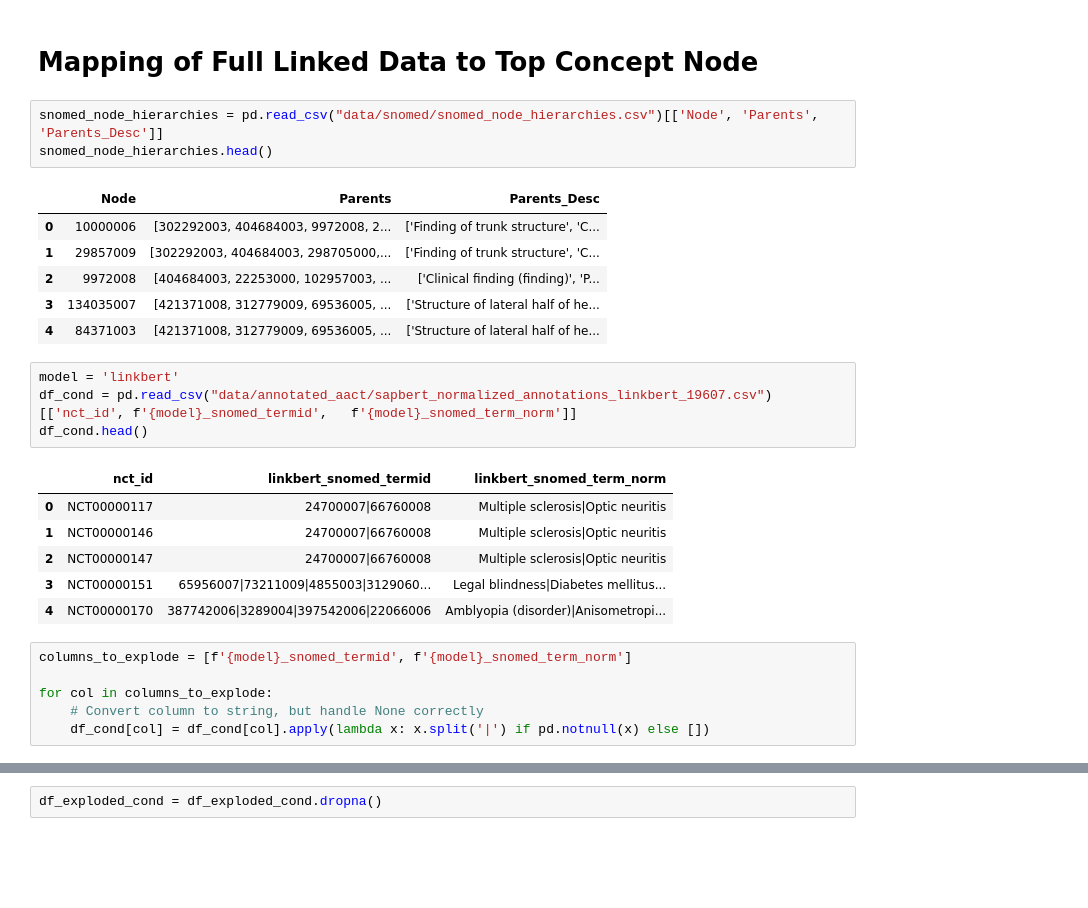
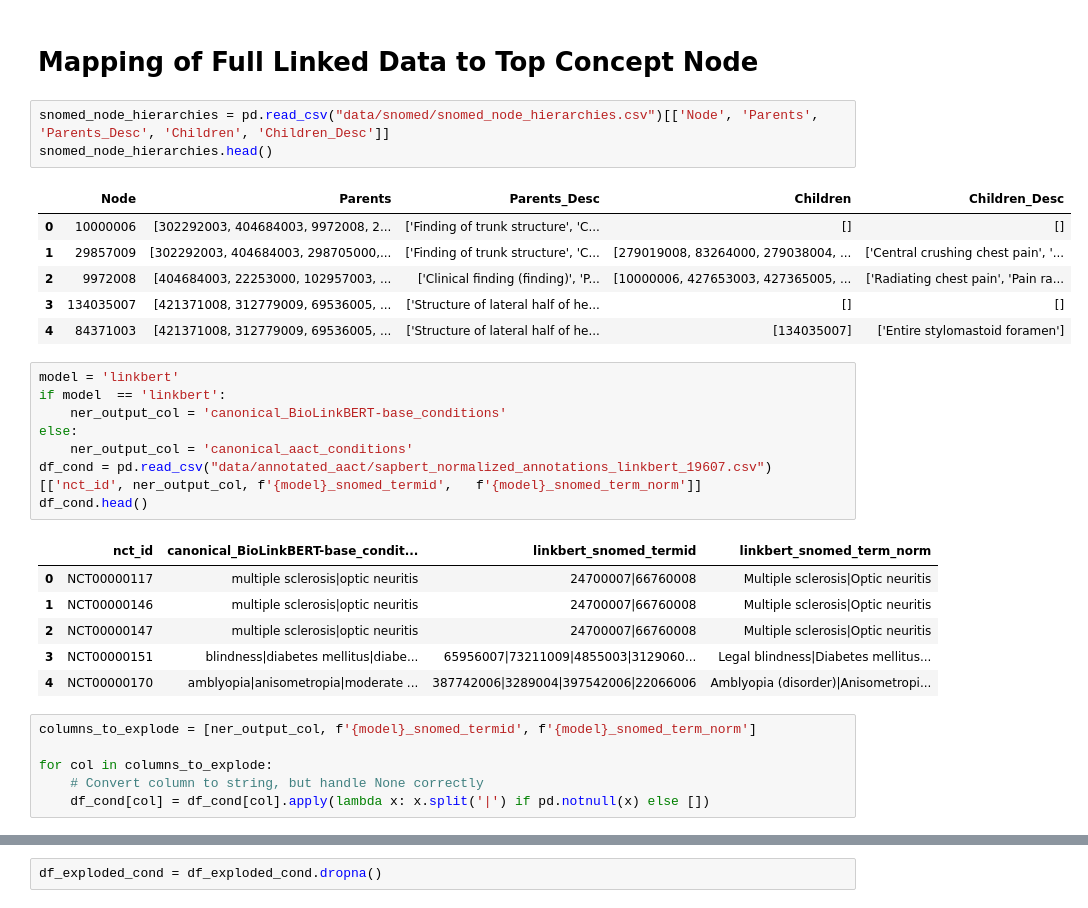
Before and after one commit to Ineichen-Group/NeuroTrialAnalysis, a Jupyter notebook: 03-sapbert-snomed-linking.ipynb, the cells around one changed output, grey strips where cells are left out. Cells and saved outputs as stored; diff of their text form; blank space fills up the shorter version.

```diff
--- a/03-sapbert-snomed-linking.ipynb
+++ b/03-sapbert-snomed-linking.ipynb
@@ -891,28 +922,32 @@ snomed['721997002'], snomed.predecessors('721997002'), snomed['372521009'], snom
 # %% [markdown]
 # Mapping of Full Linked Data to Top Concept Node
 # %%
-snomed_node_hierarchies = pd.read_csv("data/snomed/snomed_node_hierarchies.csv")[['Node', 'Parents', 'Parents_Desc']]
+snomed_node_hierarchies = pd.read_csv("data/snomed/snomed_node_hierarchies.csv")[['Node', 'Parents', 'Parents_Desc', 'Children', 'Children_Desc']]
 snomed_node_hierarchies.head()
 # %% [output]
-|  | Node | Parents | Parents_Desc |
-| 0 | 10000006 | [302292003, 404684003, 9972008, 2... | ['Finding of trunk structure', 'C... |
-| 1 | 29857009 | [302292003, 404684003, 298705000,... | ['Finding of trunk structure', 'C... |
-| 2 | 9972008 | [404684003, 22253000, 102957003, ... | ['Clinical finding (finding)', 'P... |
-| 3 | 134035007 | [421371008, 312779009, 69536005, ... | ['Structure of lateral half of he... |
-| 4 | 84371003 | [421371008, 312779009, 69536005, ... | ['Structure of lateral half of he... |
+|  | Node | Parents | Parents_Desc | Children | Children_Desc |
+| 0 | 10000006 | [302292003, 404684003, 9972008, 2... | ['Finding of trunk structure', 'C... | [] | [] |
+| 1 | 29857009 | [302292003, 404684003, 298705000,... | ['Finding of trunk structure', 'C... | [279019008, 83264000, 279038004, ... | ['Central crushing chest pain', '... |
+| 2 | 9972008 | [404684003, 22253000, 102957003, ... | ['Clinical finding (finding)', 'P... | [10000006, 427653003, 427365005, ... | ['Radiating chest pain', 'Pain ra... |
+| 3 | 134035007 | [421371008, 312779009, 69536005, ... | ['Structure of lateral half of he... | [] | [] |
+| 4 | 84371003 | [421371008, 312779009, 69536005, ... | ['Structure of lateral half of he... | [134035007] | ['Entire stylomastoid foramen'] |
 # %%
 model = 'linkbert'
-df_cond = pd.read_csv("data/annotated_aact/sapbert_normalized_annotations_linkbert_19607.csv")[['nct_id', f'{model}_snomed_termid',	f'{model}_snomed_term_norm']]
+if model  == 'linkbert':
+    ner_output_col = 'canonical_BioLinkBERT-base_conditions'
+else:
+    ner_output_col = 'canonical_aact_conditions'
+df_cond = pd.read_csv("data/annotated_aact/sapbert_normalized_annotations_linkbert_19607.csv")[['nct_id', ner_output_col, f'{model}_snomed_termid',	f'{model}_snomed_term_norm']]
 df_cond.head()
 # %% [output]
-|  | nct_id | linkbert_snomed_termid | linkbert_snomed_term_norm |
-| 0 | NCT00000117 | 24700007|66760008 | Multiple sclerosis|Optic neuritis |
-| 1 | NCT00000146 | 24700007|66760008 | Multiple sclerosis|Optic neuritis |
-| 2 | NCT00000147 | 24700007|66760008 | Multiple sclerosis|Optic neuritis |
-| 3 | NCT00000151 | 65956007|73211009|4855003|3129060... | Legal blindness|Diabetes mellitus... |
-| 4 | NCT00000170 | 387742006|3289004|397542006|22066006 | Amblyopia (disorder)|Anisometropi... |
+|  | nct_id | canonical_BioLinkBERT-base_condit... | linkbert_snomed_termid | linkbert_snomed_term_norm |
+| 0 | NCT00000117 | multiple sclerosis|optic neuritis | 24700007|66760008 | Multiple sclerosis|Optic neuritis |
+| 1 | NCT00000146 | multiple sclerosis|optic neuritis | 24700007|66760008 | Multiple sclerosis|Optic neuritis |
+| 2 | NCT00000147 | multiple sclerosis|optic neuritis | 24700007|66760008 | Multiple sclerosis|Optic neuritis |
+| 3 | NCT00000151 | blindness|diabetes mellitus|diabe... | 65956007|73211009|4855003|3129060... | Legal blindness|Diabetes mellitus... |
+| 4 | NCT00000170 | amblyopia|anisometropia|moderate ... | 387742006|3289004|397542006|22066006 | Amblyopia (disorder)|Anisometropi... |
 # %%
-columns_to_explode = [f'{model}_snomed_termid',	f'{model}_snomed_term_norm']
+columns_to_explode = [ner_output_col, f'{model}_snomed_termid',	f'{model}_snomed_term_norm']
 
 for col in columns_to_explode:
     # Convert column to string, but handle None correctly
```
Also changed, not shown: parts of 25 cells of this notebook, 3 other files.
